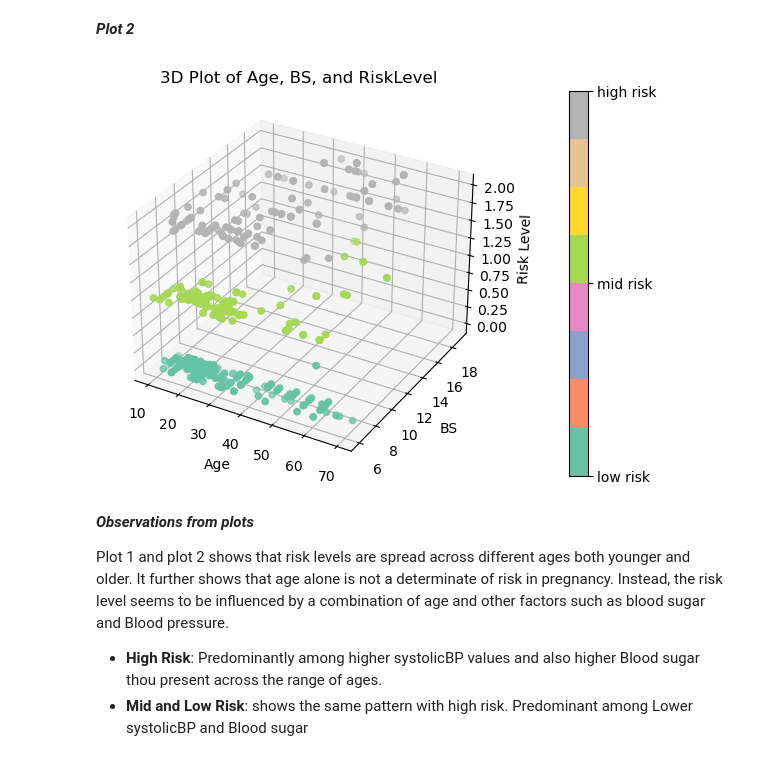
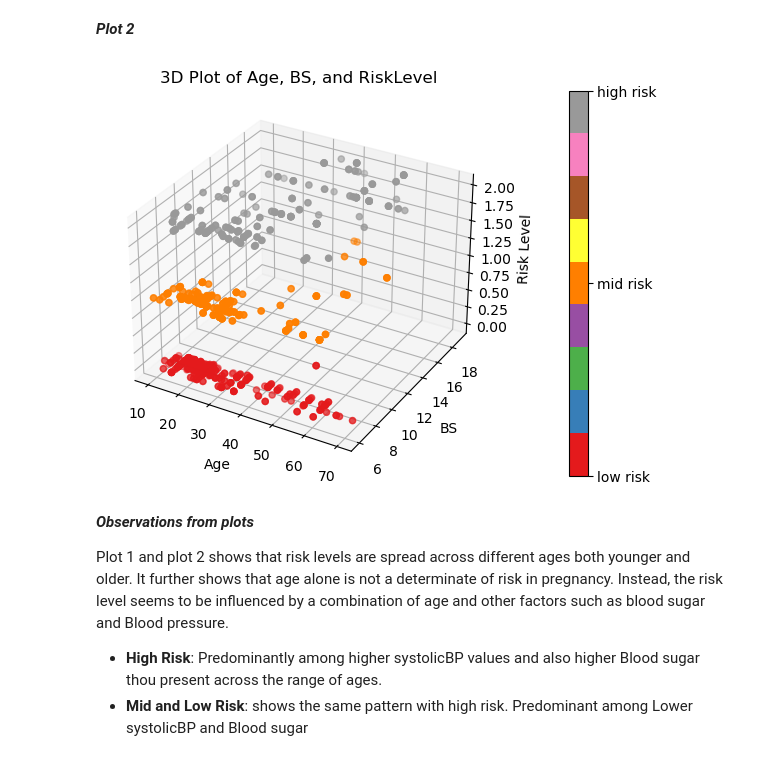
Before and after one commit to Maryannrichard/Maternal_health_research, a Jupyter notebook: MATERNAL_HEALTH_ML_CODE.ipynb, the cells around one changed output. Cells and saved outputs as stored; diff of their text form; code cells hidden in the pictures.

```diff
--- a/MATERNAL_HEALTH_ML_CODE.ipynb
+++ b/MATERNAL_HEALTH_ML_CODE.ipynb
@@ -360,27 +351,27 @@ plt.show()
 # %%
 # additional 3D plot
 feat3 = 'BS'
 # Creating the 3D plot
 fig = plt.figure(figsize=(10, 5))
 ax = fig.add_subplot(111, projection='3d')
 
 # Plotting the data
-sc = ax.scatter(df[feat1], df[feat3], df['RiskLevel_encode'], c=df['RiskLevel_encode'], cmap='Set2', marker='o')
+sc = ax.scatter(df[feat1], df[feat3], df['RiskLevel_encode'], c=df['RiskLevel_encode'], cmap='Set1', marker='o')
 
 # Adding labels and title
 ax.set_xlabel(feat1)
 ax.set_ylabel(feat3)
 ax.set_zlabel('Risk Level')
 ax.set_title('3D Plot of Age, BS, and RiskLevel')
 
 # Adding a color bar
 cbar = plt.colorbar(sc, ax=ax, pad=0.1)
 cbar.set_ticks([0, 1, 2])
 cbar.set_ticklabels(['low risk', 'mid risk', 'high risk'])
 
 plt.show()
 # %% [output]
-[figure, old version]
+[figure, new version]
 # %% [markdown]
 ***Observations from plots***
 
```
Also changed, not shown: parts of 62 cells of this notebook.
